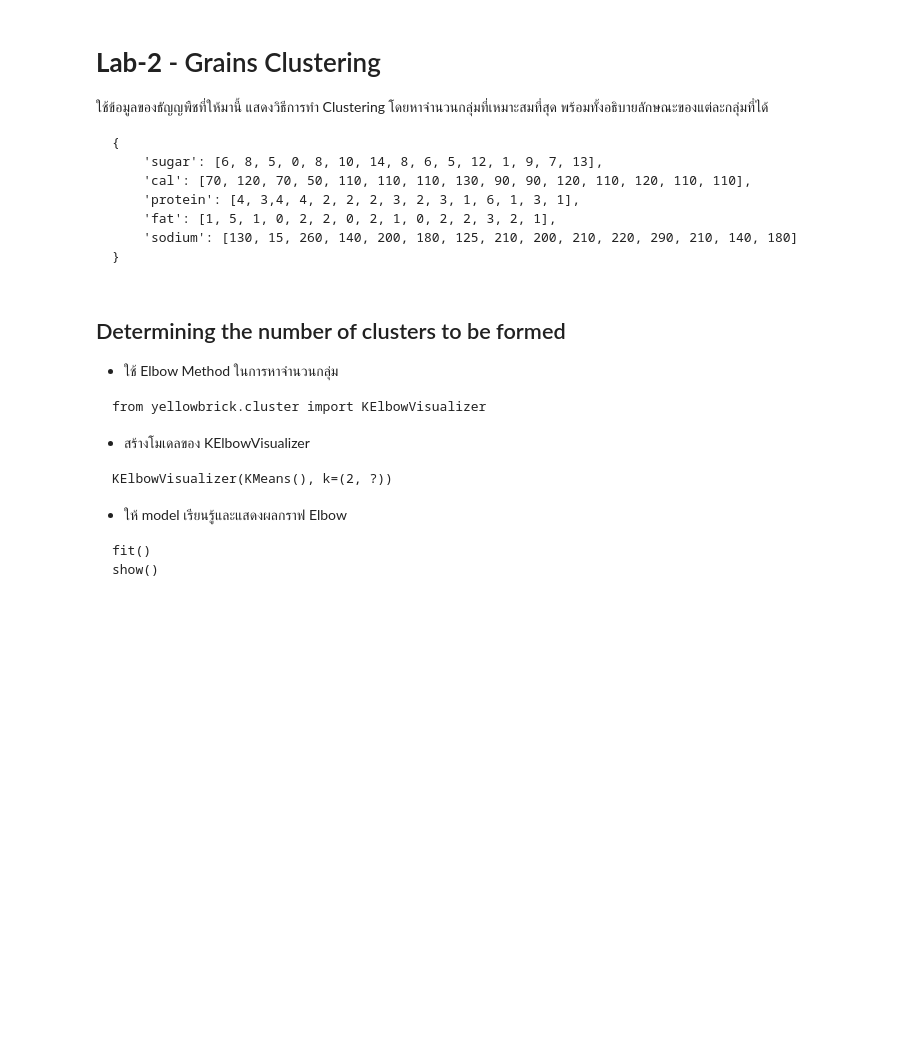
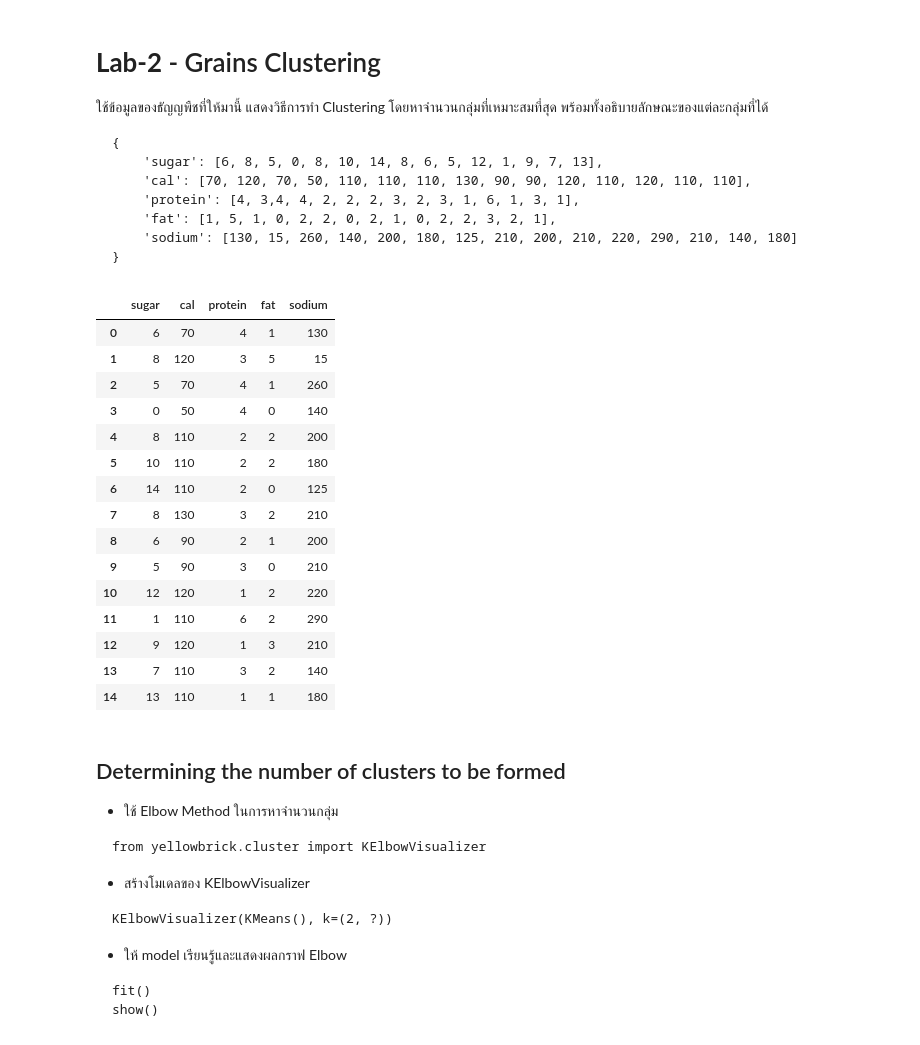
Before and after one commit to Nopkung9362/aml-2026-byNoppo, a Jupyter notebook: AML_01_K-means Clustering.ipynb, the cells around one changed output. Saved outputs shown, nothing was run; the diff lists cells and outputs as text; code cells hidden in the pictures; blank space fills up the shorter version.

````diff
--- a/AML_01_K-means Clustering.ipynb
+++ b/AML_01_K-means Clustering.ipynb
@@ -131,6 +177,33 @@ inertia_
     'sodium': [130, 15, 260, 140, 200, 180, 125, 210, 200, 210, 220, 290, 210, 140, 180]
 }
 ```
+# %%
+df2 = pd.DataFrame({
+    'sugar': [6, 8, 5, 0, 8, 10, 14, 8, 6, 5, 12, 1, 9, 7, 13],
+    'cal': [70, 120, 70, 50, 110, 110, 110, 130, 90, 90, 120, 110, 120, 110, 110],
+    'protein': [4, 3,4, 4, 2, 2, 2, 3, 2, 3, 1, 6, 1, 3, 1],
+    'fat': [1, 5, 1, 0, 2, 2, 0, 2, 1, 0, 2, 2, 3, 2, 1],
+    'sodium': [130, 15, 260, 140, 200, 180, 125, 210, 200, 210, 220, 290, 210, 140, 180]
+})
+
+df2
+# %% [output]
+|  | sugar | cal | protein | fat | sodium |
+| 0 | 6 | 70 | 4 | 1 | 130 |
+| 1 | 8 | 120 | 3 | 5 | 15 |
+| 2 | 5 | 70 | 4 | 1 | 260 |
+| 3 | 0 | 50 | 4 | 0 | 140 |
+| 4 | 8 | 110 | 2 | 2 | 200 |
+| 5 | 10 | 110 | 2 | 2 | 180 |
+| 6 | 14 | 110 | 2 | 0 | 125 |
+| 7 | 8 | 130 | 3 | 2 | 210 |
+| 8 | 6 | 90 | 2 | 1 | 200 |
+| 9 | 5 | 90 | 3 | 0 | 210 |
+| 10 | 12 | 120 | 1 | 2 | 220 |
+| 11 | 1 | 110 | 6 | 2 | 290 |
+| 12 | 9 | 120 | 1 | 3 | 210 |
+| 13 | 7 | 110 | 3 | 2 | 140 |
+| 14 | 13 | 110 | 1 | 1 | 180 |
 # %% [markdown]
 ## Determining the number of clusters to be formed
 * ใช้ Elbow Method ในการหาจำนวนกลุ่ม
````
Also changed, not shown: parts of 14 cells of this notebook.
